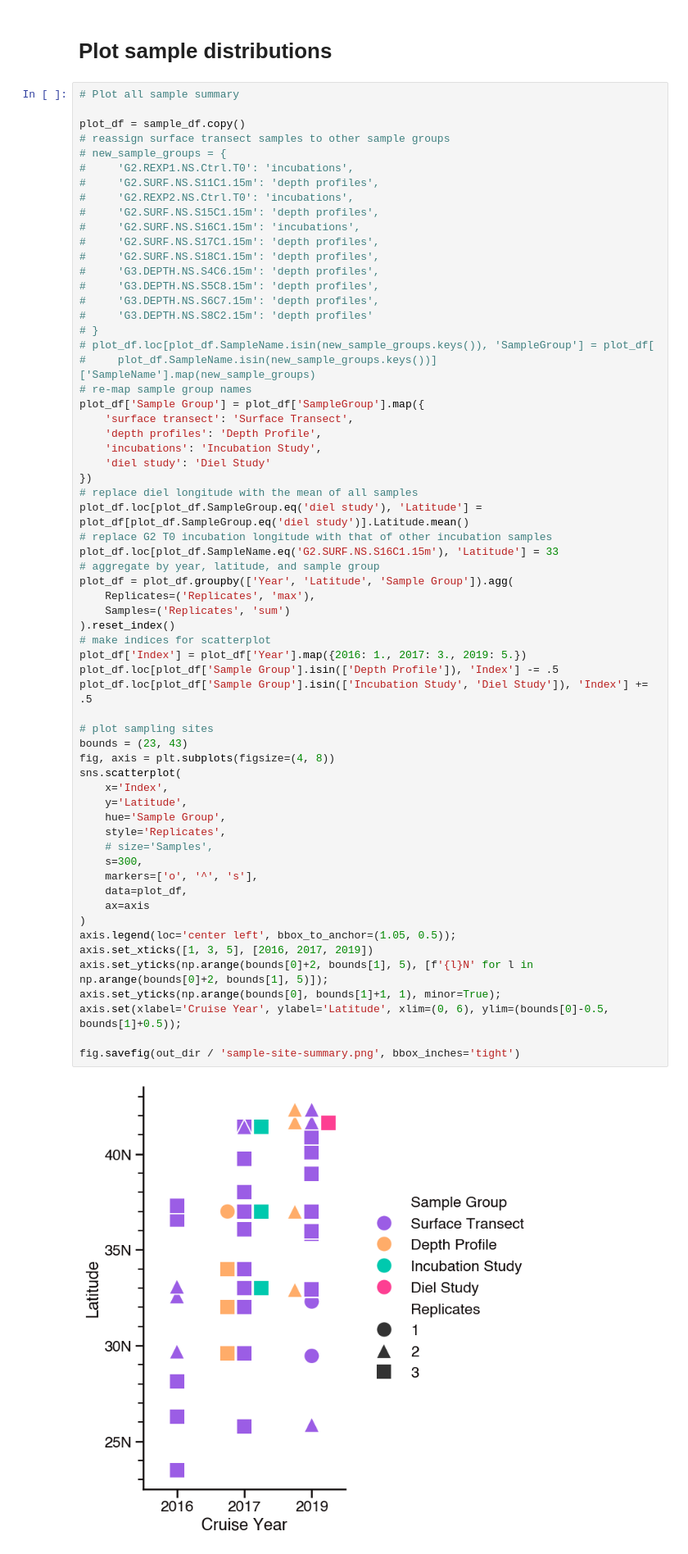
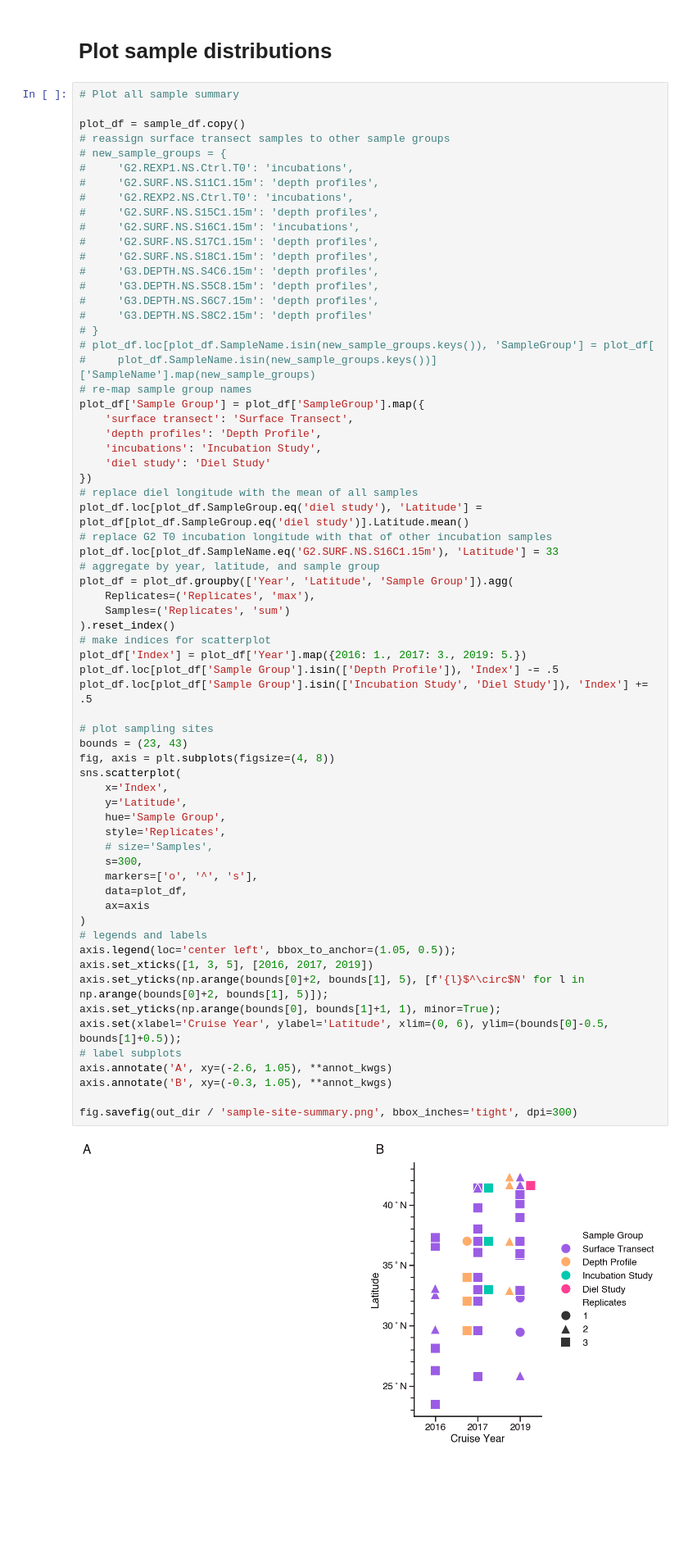
Before and after one commit to blasks/barnacle-manuscript, a Jupyter notebook: analyses/2-mapping/1-pro-syn-abundances.ipynb, the cells around one changed output. Shown at 82% size. Saved outputs shown, nothing was run; the diff lists cells and outputs as text; blank space fills up the shorter version.

Commit message:
finished sampling geography figure

```diff
--- a/analyses/2-mapping/1-pro-syn-abundances.ipynb
+++ b/analyses/2-mapping/1-pro-syn-abundances.ipynb
@@ -223,33 +284,37 @@ plot_df.loc[plot_df.SampleName.eq('G2.SURF.NS.S16C1.15m'), 'Latitude'] = 33
 # aggregate by year, latitude, and sample group
 plot_df = plot_df.groupby(['Year', 'Latitude', 'Sample Group']).agg(
     Replicates=('Replicates', 'max'),
     Samples=('Replicates', 'sum')
 ).reset_index()
 # make indices for scatterplot
 plot_df['Index'] = plot_df['Year'].map({2016: 1., 2017: 3., 2019: 5.})
 plot_df.loc[plot_df['Sample Group'].isin(['Depth Profile']), 'Index'] -= .5
 plot_df.loc[plot_df['Sample Group'].isin(['Incubation Study', 'Diel Study']), 'Index'] += .5
 
 # plot sampling sites
 bounds = (23, 43)
 fig, axis = plt.subplots(figsize=(4, 8))
 sns.scatterplot(
     x='Index',
     y='Latitude',
     hue='Sample Group',
     style='Replicates',
     # size='Samples',
     s=300,
     markers=['o', '^', 's'],
     data=plot_df,
     ax=axis
 )
+# legends and labels
 axis.legend(loc='center left', bbox_to_anchor=(1.05, 0.5));
 axis.set_xticks([1, 3, 5], [2016, 2017, 2019])
-axis.set_yticks(np.arange(bounds[0]+2, bounds[1], 5), [f'{l}N' for l in np.arange(bounds[0]+2, bounds[1], 5)]);
+axis.set_yticks(np.arange(bounds[0]+2, bounds[1], 5), [f'{l}$^\circ$N' for l in np.arange(bounds[0]+2, bounds[1], 5)]);
 axis.set_yticks(np.arange(bounds[0], bounds[1]+1, 1), minor=True);
 axis.set(xlabel='Cruise Year', ylabel='Latitude', xlim=(0, 6), ylim=(bounds[0]-0.5, bounds[1]+0.5));
+# label subplots
+axis.annotate('A', xy=(-2.6, 1.05), **annot_kwgs)
+axis.annotate('B', xy=(-0.3, 1.05), **annot_kwgs)
 
-fig.savefig(out_dir / 'sample-site-summary.png', bbox_inches='tight')
+fig.savefig(out_dir / 'sample-site-summary.png', bbox_inches='tight', dpi=300)
 # %% [output]
-[figure, old version]
+[figure, new version]
```
Also changed, not shown: parts of 7 cells of this notebook, 3 other files.
